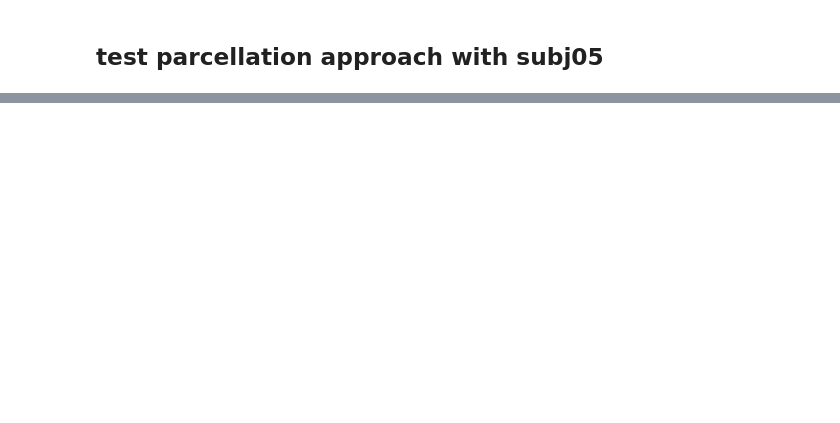
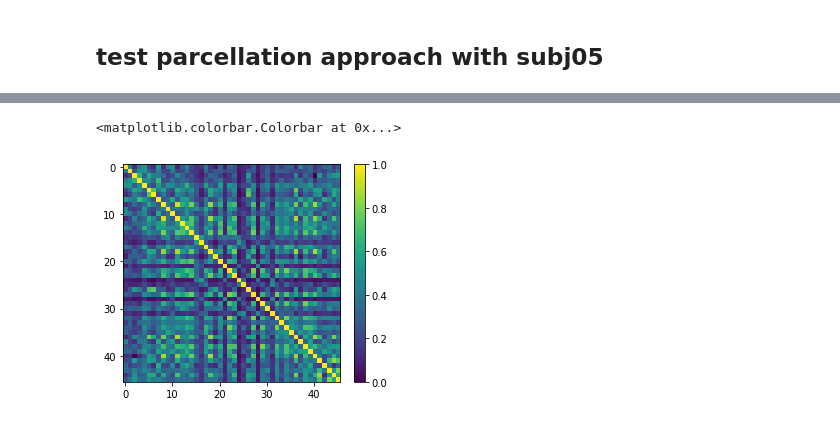
Before and after one commit to dawnfinzi/streams, a Jupyter notebook: notebooks/Testing_parcellation.ipynb, the cells around one changed output, grey strips where cells are left out. Drawn from its saved outputs; the diff is of its cells as text; code cells hidden in the pictures; blank space fills up the shorter version.

```diff
--- a/notebooks/Testing_parcellation.ipynb
+++ b/notebooks/Testing_parcellation.ipynb
@@ -38,8 +38,6 @@ for sidx, sid in enumerate(subjid):
     rh_parcels.append(mgh_file.get_fdata()[:,0,0])
 # %%
 num_rois = int(np.max(rh_parcels))
-# %%
-num_rois = 20
 # %%
 #get voxel level split-half reliability data
 reliability = []
@@ -174,12 +205,12 @@ del temp
 # %%
 #Create RSMS for all the ROIs, repeats and subjects
 tril_flat_shape = int((betas_by_repeat_by_ROI[0][0][0].shape[0]**2/2) - (betas_by_repeat_by_ROI[0][0][0].shape[0]/2))
-flat_rsm_r1 = np.zeros((20, tril_flat_shape))
-flat_rsm_r2 = np.zeros((20, tril_flat_shape))
-flat_rsm_r3 = np.zeros((20, tril_flat_shape))
+flat_rsm_r1 = np.zeros((num_rois, tril_flat_shape))
+flat_rsm_r2 = np.zeros((num_rois, tril_flat_shape))
+flat_rsm_r3 = np.zeros((num_rois, tril_flat_shape))
 # %%
 sidx = 0
-for roi_idx in range(20):
+for roi_idx in range(num_rois):
 
     rsm = np.corrcoef(betas_by_repeat_by_ROI[sidx][roi_idx][0])
     flat_rsm_r1[roi_idx, :] = get_flat_lower_tri(rsm,diagonal=False)
@@ -238,0 +282,7 @@ plt.imshow(mega_matrix)
+# %%
+plt.imshow(mega_matrix)
+plt.clim(0,1)
+plt.colorbar(fraction=0.046, pad=0.04)
+# %% [output]
+<matplotlib.colorbar.Colorbar at 0x...>
+[figure, added]
```
Also changed, not shown: parts of 12 cells of this notebook.
